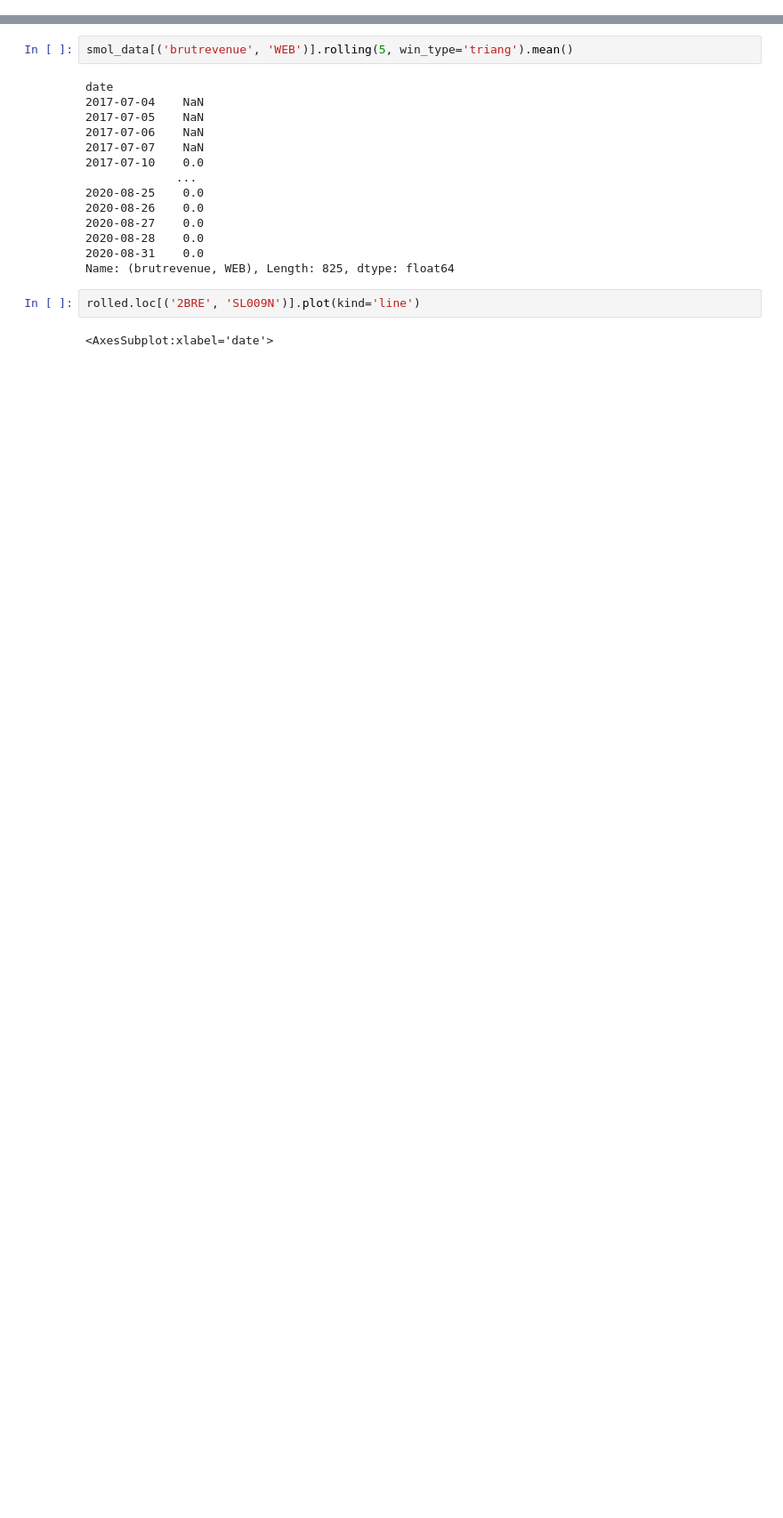
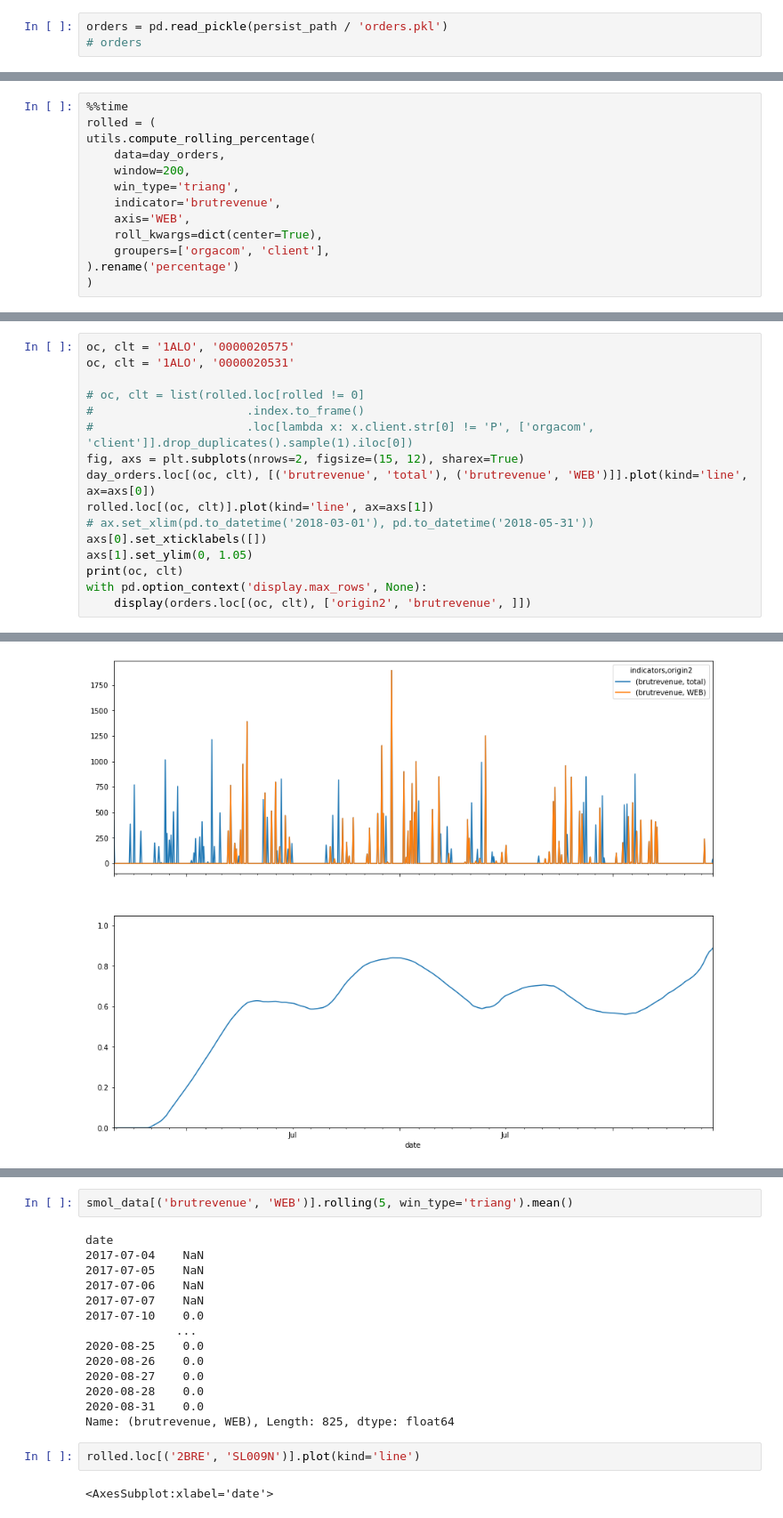
Before and after one commit to UltraDiuve/WebOrNot, a Jupyter notebook: notebooks/part2.ipynb, the cells around one changed output, grey strips where cells are left out. Shown at 89% size. Saved outputs shown, nothing was run; the diff lists cells and outputs as text; blank space fills up the shorter version.

```diff
--- a/notebooks/part2.ipynb
+++ b/notebooks/part2.ipynb
@@ -5,2 +24,5 @@ import pandas as pd
+# %%
+orders = pd.read_pickle(persist_path / 'orders.pkl')
+# orders
 # %%
 day_orders = pd.read_pickle(persist_path / 'day_order.pkl')
@@ -49,0 +45,13 @@ Wall time: 21.7 s
+# %%
+%%time
+rolled = (
+utils.compute_rolling_percentage(
+    data=day_orders,
+    window=200,
+    win_type='triang',
+    indicator='brutrevenue',
+    axis='WEB',
+    roll_kwargs=dict(center=True),
+    groupers=['orgacom', 'client'],
+).rename('percentage')
+)
@@ -49,0 +61,17 @@ Wall time: 21.7 s
+# %%
+oc, clt = '1ALO', '0000020575'
+oc, clt = '1ALO', '0000020531'
+
+# oc, clt = list(rolled.loc[rolled != 0]
+#                      .index.to_frame()
+#                      .loc[lambda x: x.client.str[0] != 'P', ['orgacom', 'client']].drop_duplicates().sample(1).iloc[0])
+fig, axs = plt.subplots(nrows=2, figsize=(15, 12), sharex=True)
+day_orders.loc[(oc, clt), [('brutrevenue', 'total'), ('brutrevenue', 'WEB')]].plot(kind='line', ax=axs[0])
+rolled.loc[(oc, clt)].plot(kind='line', ax=axs[1])
+# ax.set_xlim(pd.to_datetime('2018-03-01'), pd.to_datetime('2018-05-31'))
+axs[0].set_xticklabels([])
+axs[1].set_ylim(0, 1.05)
+print(oc, clt)
+with pd.option_context('display.max_rows', None):
+    display(orders.loc[(oc, clt), ['origin2', 'brutrevenue', ]])
+# %% [output]
@@ -49,0 +97 @@ Wall time: 21.7 s
+[figure, added]
```
Also changed, not shown: parts of 43 cells of this notebook, 1 other file.
